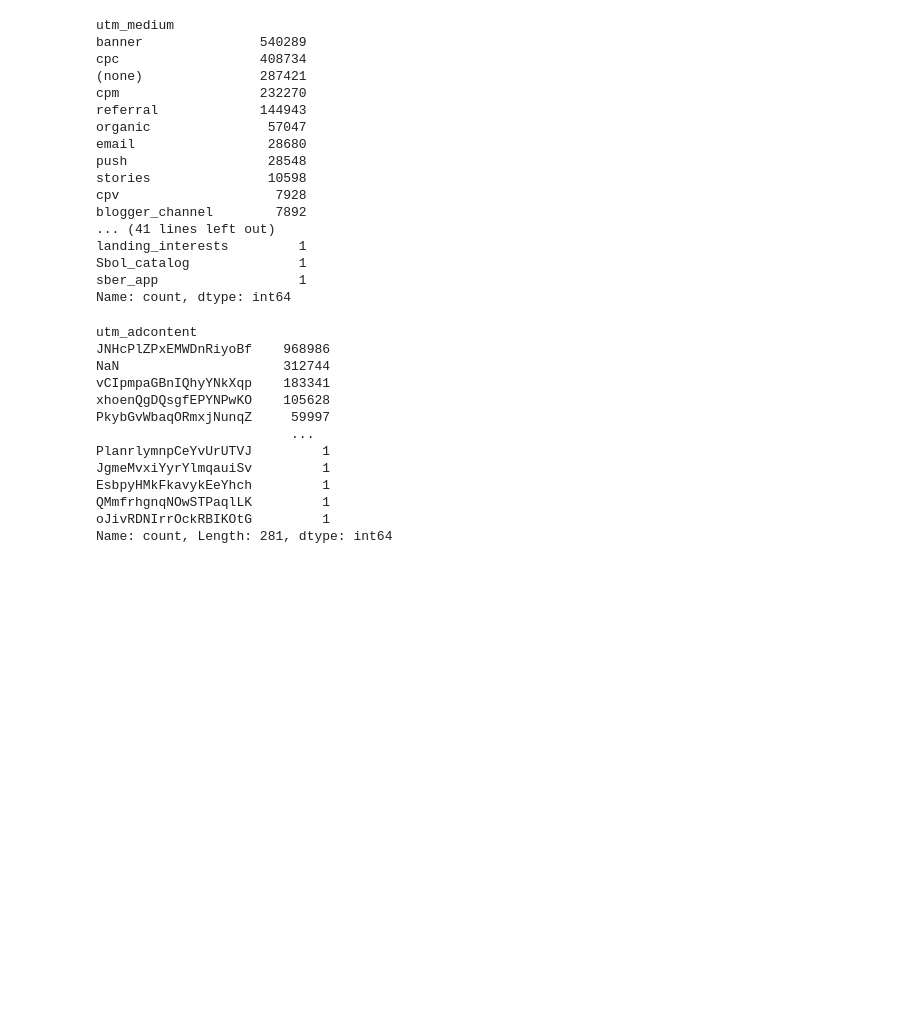
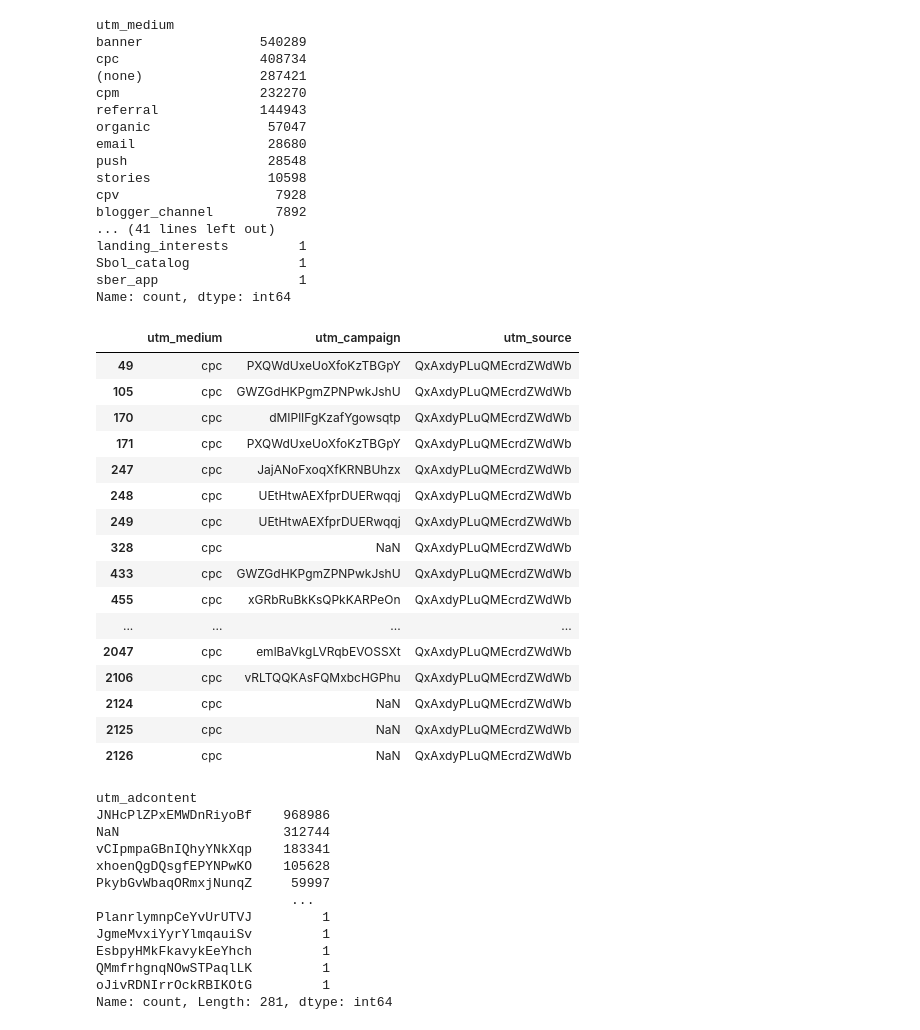
Before and after one commit to IgorKolotushkin/ds_diploma, a Jupyter notebook: diploma_clean.ipynb, the cells around one changed output. Drawn from its saved outputs; the diff is of its cells as text; code cells hidden in the pictures; blank space fills up the shorter version.

```diff
--- a/diploma_clean.ipynb
+++ b/diploma_clean.ipynb
@@ -535,6 +535,36 @@ landing_interests         1
 Sbol_catalog              1
 sber_app                  1
 Name: count, dtype: int64
+# %%
+utm_source_list = [
+    'QxAxdyPLuQMEcrdZWdWb',
+    'MvfHsxITijuriZxsqZqt',
+    'ISrKoXQCxqqYvAZICvjs',
+    'IZEXUFLARCUMynmHNBGo',
+    'PlbkrSYoHuZBWfYjYnfw',
+    'gVRrcxiDQubJiljoTbGm',
+]
+
+utm_df = com_df[(com_df['utm_source'].isin(utm_source_list)) & (com_df['utm_medium'] == 'cpc')]
+utm_df[['utm_medium', 'utm_campaign', 'utm_source']].head(50)
+# %% [output]
+|  | utm_medium | utm_campaign | utm_source |
+| 49 | cpc | PXQWdUxeUoXfoKzTBGpY | QxAxdyPLuQMEcrdZWdWb |
+| 105 | cpc | GWZGdHKPgmZPNPwkJshU | QxAxdyPLuQMEcrdZWdWb |
+| 170 | cpc | dMIPlIFgKzafYgowsqtp | QxAxdyPLuQMEcrdZWdWb |
+| 171 | cpc | PXQWdUxeUoXfoKzTBGpY | QxAxdyPLuQMEcrdZWdWb |
+| 247 | cpc | JajANoFxoqXfKRNBUhzx | QxAxdyPLuQMEcrdZWdWb |
+| 248 | cpc | UEtHtwAEXfprDUERwqqj | QxAxdyPLuQMEcrdZWdWb |
+| 249 | cpc | UEtHtwAEXfprDUERwqqj | QxAxdyPLuQMEcrdZWdWb |
+| 328 | cpc | NaN | QxAxdyPLuQMEcrdZWdWb |
+| 433 | cpc | GWZGdHKPgmZPNPwkJshU | QxAxdyPLuQMEcrdZWdWb |
+| 455 | cpc | xGRbRuBkKsQPkKARPeOn | QxAxdyPLuQMEcrdZWdWb |
+| ... | ... | ... | ... |
+| 2047 | cpc | emlBaVkgLVRqbEVOSSXt | QxAxdyPLuQMEcrdZWdWb |
+| 2106 | cpc | vRLTQQKAsFQMxbcHGPhu | QxAxdyPLuQMEcrdZWdWb |
+| 2124 | cpc | NaN | QxAxdyPLuQMEcrdZWdWb |
+| 2125 | cpc | NaN | QxAxdyPLuQMEcrdZWdWb |
+| 2126 | cpc | NaN | QxAxdyPLuQMEcrdZWdWb |
 # %%
 com_df['utm_adcontent'].value_counts(dropna=False)
 # %% [output]
```
